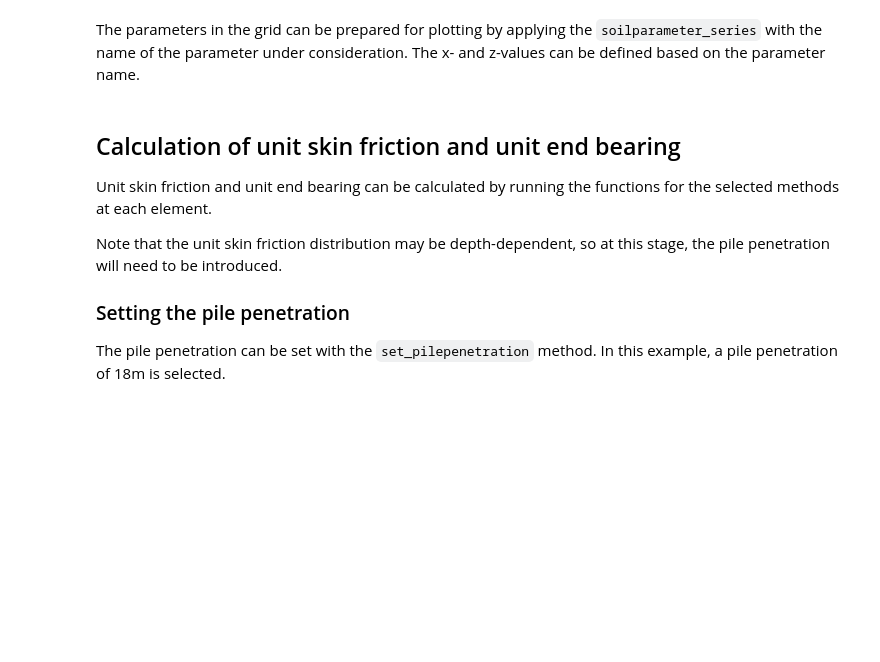
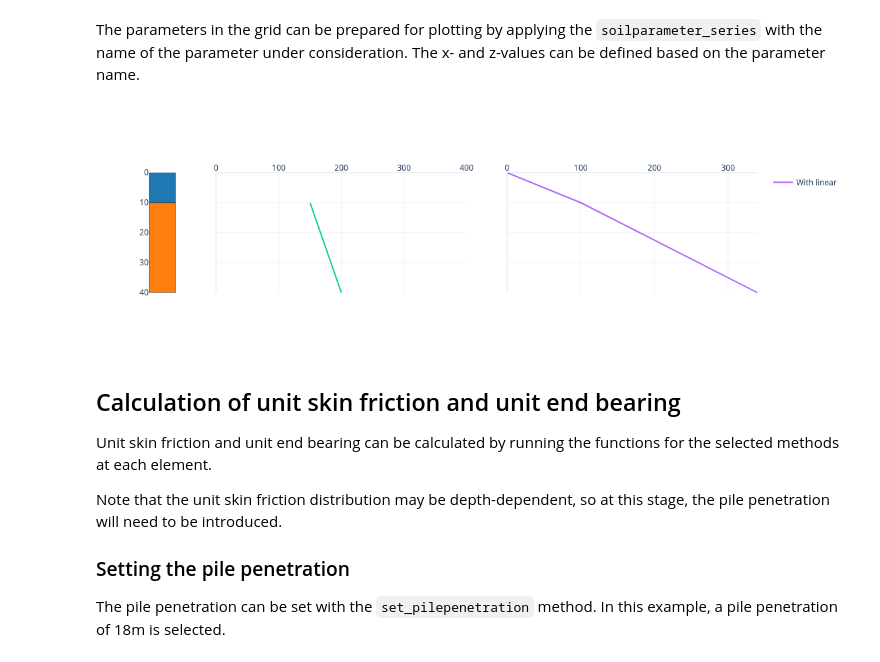
Before and after one commit to snakesonabrain/groundhog, a Jupyter notebook: notebooks/Tutorial - Axial pile capacity calculation according to API RP2 GEO with groundhog.ipynb, the cells around one changed output. Drawn from its saved outputs; the diff is of its cells as text; code cells hidden in the pictures; blank space fills up the shorter version.

```diff
--- a/notebooks/Tutorial - Axial pile capacity calculation according to API RP2 GEO with groundhog.ipynb
+++ b/notebooks/Tutorial - Axial pile capacity calculation according to API RP2 GEO with groundhog.ipynb
@@ -26,9 +26,9 @@ For each layer in the ``SoilProfile``, the unit skin friction and unit end beari
 First, a basic soil profile with three layers is defined:
 # %%
 sp = SoilProfile({
-    'Depth from [m]': [0, 5, 10],
-    'Depth to [m]': [5, 10, 20],
-    'Soil type': ['SAND', 'CLAY', 'SAND'],
-    'Total unit weight [kN/m3]': [20, 18, 20]
+    'Depth from [m]': [0, 10],
+    'Depth to [m]': [10, 40],
+    'Soil type': ['Sand', 'Clay'],
+    'Total unit weight [kN/m3]': [20, 18]
 })
 sp
@@ -35,6 +39,6 @@ sp
 # %% [markdown]
 Next, the calculation methods for unit skin friction and unit end bearing are specified in the columns ``Unit skin friction`` and ``Unit end bearing``.
 # %%
-sp['Unit skin friction'] = ['API RP2 GEO Sand', 'API RP2 GEO Clay', 'API RP2 GEO Sand']
-sp['Unit end bearing'] = ['API RP2 GEO Sand', 'API RP2 GEO Clay', 'API RP2 GEO Sand']
+sp['Unit skin friction'] = ['API RP2 GEO Sand', 'API RP2 GEO Clay']
+sp['Unit end bearing'] = ['API RP2 GEO Sand', 'API RP2 GEO Clay']
 sp
@@ -88,10 +138,24 @@ calc.check_methods()
 # %% [markdown]
 The required soil parameters can be defined. Example parameters are defined below. The documentation of the unit skin friction and unit end bearing methods can be checked in the ``groundhog`` documentation.
 # %%
-calc.sp['API soil description'] = ['Sand-silt', None, 'Sand']
-calc.sp['API relative density description'] = ['Medium dense', None, 'Dense']
-calc.sp['Undrained shear strength from [kPa]'] = [np.nan, 100, np.nan]
-calc.sp['Undrained shear strength to [kPa]'] = [np.nan, 150, np.nan]
+calc.sp['API soil description'] = ['Sand', 'Clay']
+calc.sp['API relative density description'] = ['Medium dense', '-']
+calc.sp['Undrained shear strength from [kPa]'] = [np.nan, 150]
+calc.sp['Undrained shear strength to [kPa]'] = [np.nan, 200]
+# %%
+for i, row in calc.sp.iterrows():
+    if row['API relative density description'] == 'Very loose':
+        calc.sp.loc[i, 'Dr [pct]'] = 10
+    elif row['API relative density description'] == 'Loose':
+        calc.sp.loc[i, 'Dr [pct]'] = 25
+    elif row['API relative density description'] == 'Medium dense':
+        calc.sp.loc[i, 'Dr [pct]'] = 50
+    elif row['API relative density description'] == 'Dense':
+        calc.sp.loc[i, 'Dr [pct]'] = 75
+    elif row['API relative density description'] == 'Very dense':
+        calc.sp.loc[i, 'Dr [pct]'] = 90
+    else:
+        calc.sp.loc[i, 'Dr [pct]'] = np.nan
 # %% [markdown]
 When re-running the ``check_methods`` no messages are returned. But the attribute ``checked`` is now ``True``.
 # %%
@@ -116,14 +198,16 @@ su_z, su_x = calc.grid.soilparameter_series('Undrained shear strength [kPa]')
 sigmav_z, sigmav_x = calc.grid.soilparameter_series('Vertical effective stress [kPa]')
 # %%
-parameter_plot = LogPlot(calc.sp, no_panels=2, fillcolordict={'SAND': 'yellow', 'CLAY': 'brown'})
+parameter_plot = LogPlot(calc.sp, no_panels=2, fillcolordict={'SAND': 'blanchedalmond', 'CLAY': 'wheat'})
 
 parameter_plot.add_trace(x=su_x, z=su_z, showlegend=False, mode='lines',name='Su', panel_no=1)
 parameter_plot.add_trace(x=sigmav_x, z=sigmav_z, showlegend=True, mode='lines',name='With linear', panel_no=2)
 
 parameter_plot.set_xaxis(title=r'$ \sigma_{vo}^{\prime} \ \text{[kPa]} $', panel_no=2, range=(0, sigmav_x.max()))
 parameter_plot.set_xaxis(title=r'$ S_u \ \text{[kPa]} $', panel_no=1, range=(0, 400))
 parameter_plot.set_zaxis(title=r'$ z \ \text{[m]}$')
 parameter_plot.show()
+# %% [output]
+[figure, added]
 # %% [markdown]
 ## Calculation of unit skin friction and unit end bearing
 
```
Also changed, not shown: parts of 15 cells of this notebook, 2 other files.
